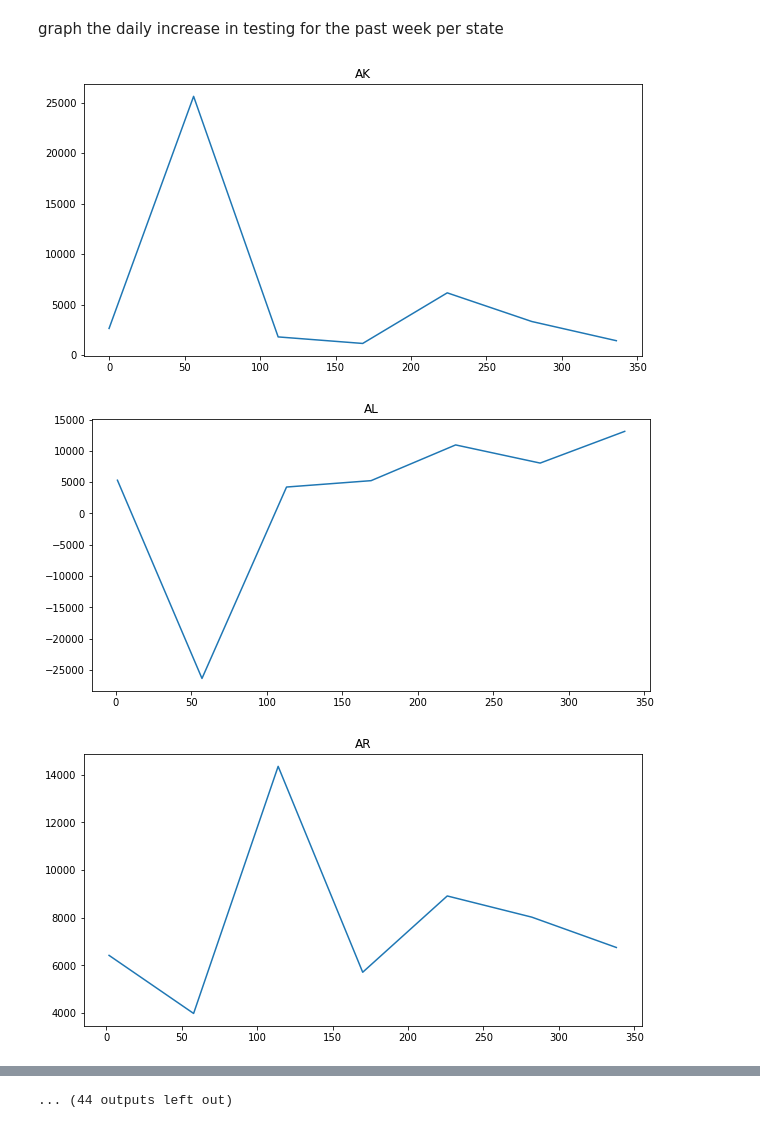
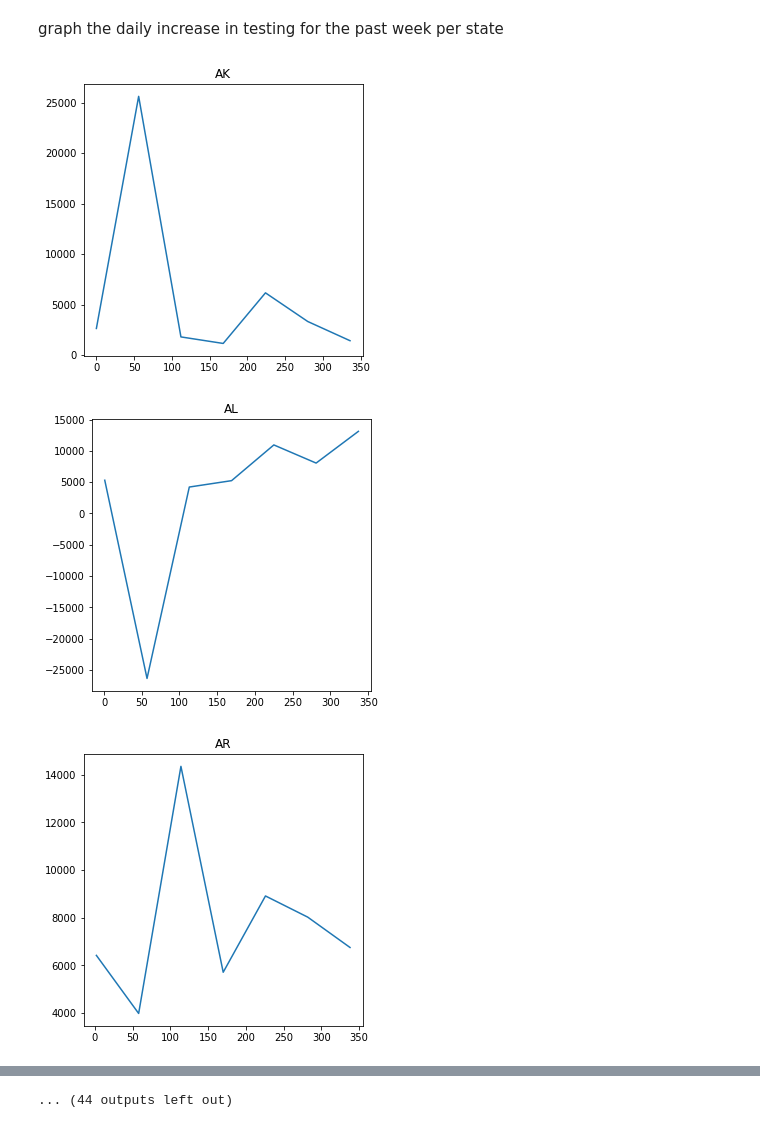
Before and after one commit to cathilo/sharing-github, a Jupyter notebook: Capstone 2 Exploratory.ipynb, the cells around one changed output, grey strips where cells are left out. Cells and saved outputs as stored; diff of their text form; code cells hidden in the pictures.

```diff
--- a/Capstone 2 Exploratory.ipynb
+++ b/Capstone 2 Exploratory.ipynb
@@ -494,7 +494,7 @@ past_week_groups.groups.keys()
 # %% [output]
 dict_keys(['AK', 'AL', 'AR', 'AS', 'AZ', 'CA', 'CO', 'CT', 'DC', 'DE', 'FL', 'GA', 'GU', 'HI', 'IA', 'ID', 'IL', 'IN', 'KS', 'KY', 'LA', 'MA', 'MD', 'ME', 'MI', 'MN', 'MO', 'MP', 'MS', 'MT', 'NC', 'ND ...
 # %%
-mpl.rcParams['figure.figsize'] = (10,5)
+mpl.rcParams['figure.figsize'] = (5,5)
 for g in past_week_groups.groups.keys():
     plt.plot(past_week_groups.get_group(g)['positiveIncrease'])
     plt.title(g)
@@ -516,12 +516,12 @@ for g in past_week_groups.groups.keys():
 # %% [markdown]
 graph the daily increase in testing for the past week per state
 # %%
-mpl.rcParams['figure.figsize'] = (10,5)
+mpl.rcParams['figure.figsize'] = (5,5)
 for g in past_week_groups.groups.keys():
     plt.plot(past_week_groups.get_group(g)['totalTestResultsIncrease'])
     plt.title(g)
     plt.show()
 # %% [output]
-[figure, old version]
+[figure, new version]
-[figure, old version]
+[figure, new version]
-[figure, old version]
+[figure, new version]
```
Also changed, not shown: parts of 14 cells of this notebook.
